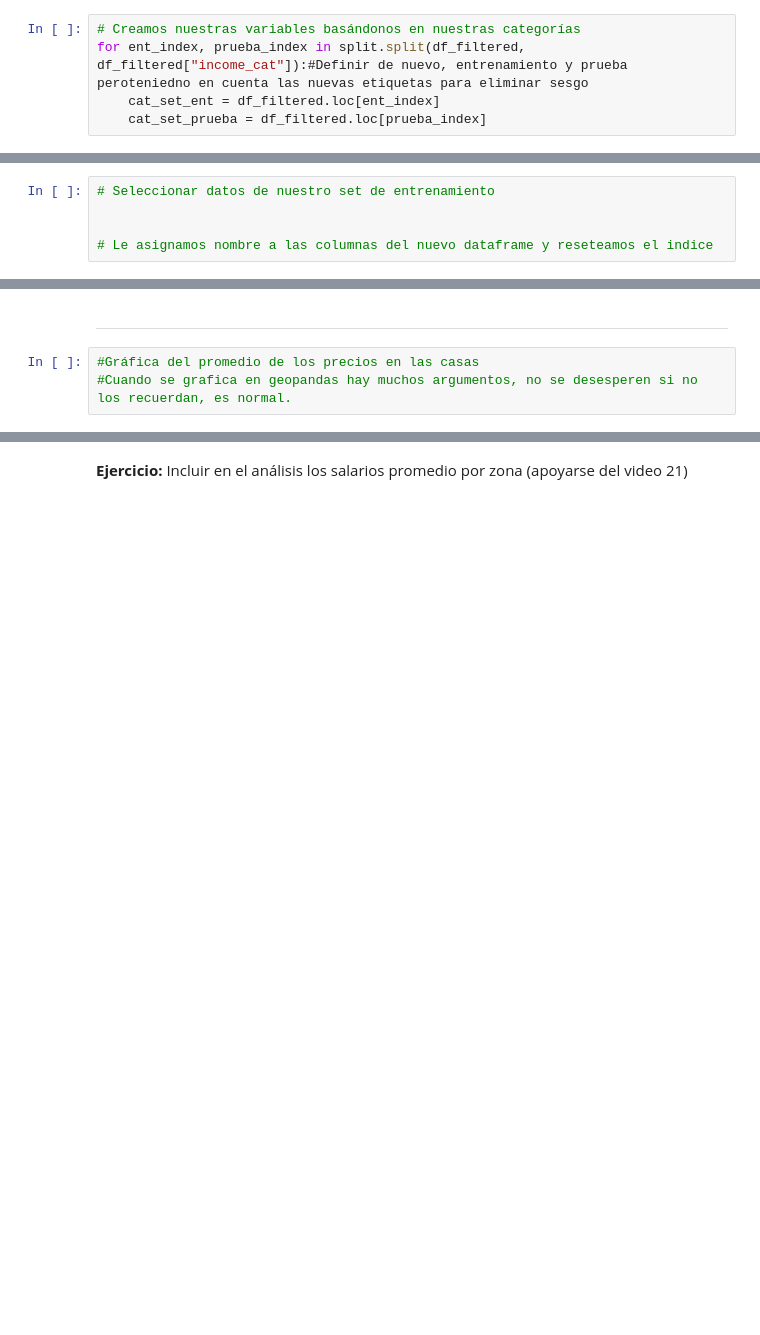
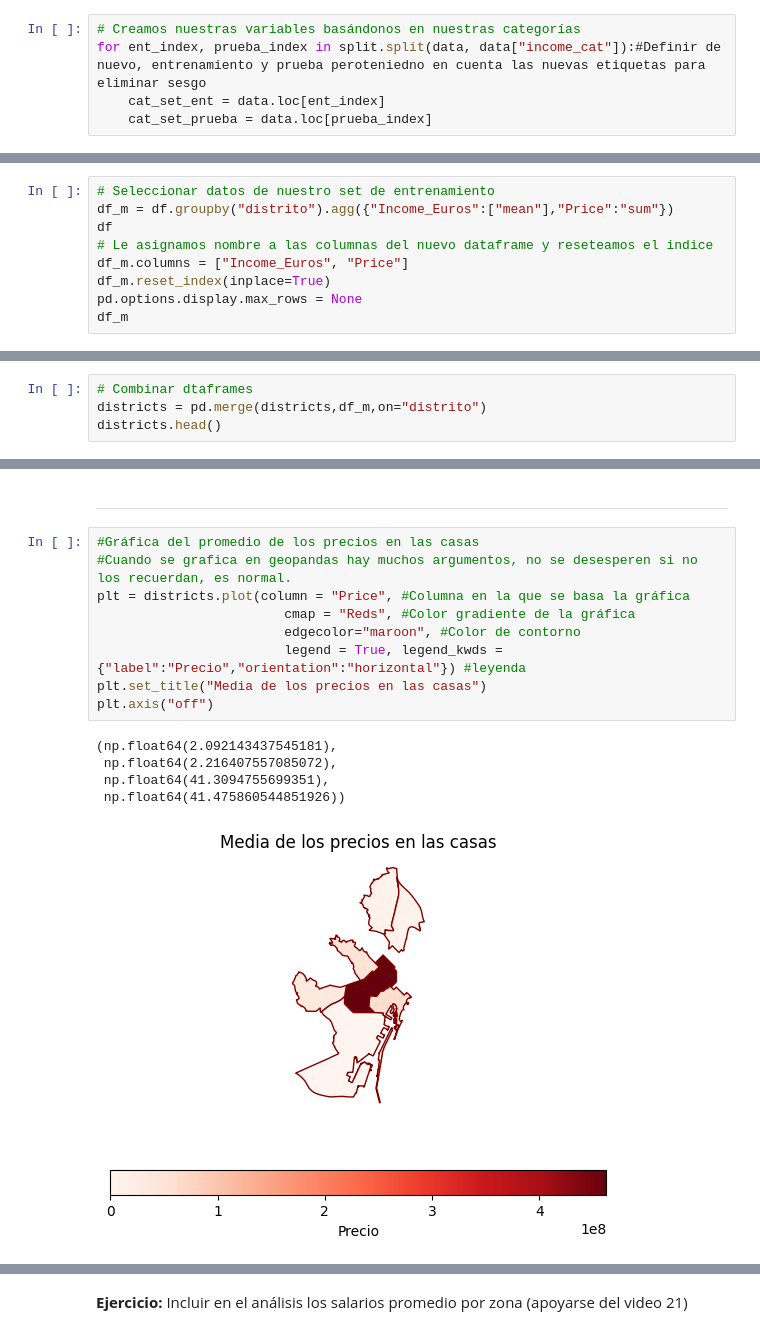
Before and after one commit to abrahajam/BIG-DATA-E-IA, a Jupyter notebook: ejercicio 1 de diciembre/ML1 (1).ipynb, the cells around one changed output, grey strips where cells are left out. Cells and saved outputs as stored; diff of their text form; blank space fills up the shorter version.

```diff
--- a/ejercicio 1 de diciembre/ML1 (1).ipynb
+++ b/ejercicio 1 de diciembre/ML1 (1).ipynb
@@ -184,8 +585,8 @@ df_filtered = df_filtered.reset_index(drop=True)
 # %%
 # Creamos nuestras variables basándonos en nuestras categorías
-for ent_index, prueba_index in split.split(df_filtered, df_filtered["income_cat"]):#Definir de nuevo, entrenamiento y prueba peroteniedno en cuenta las nuevas etiquetas para eliminar sesgo
-    cat_set_ent = df_filtered.loc[ent_index]
-    cat_set_prueba = df_filtered.loc[prueba_index]
+for ent_index, prueba_index in split.split(data, data["income_cat"]):#Definir de nuevo, entrenamiento y prueba peroteniedno en cuenta las nuevas etiquetas para eliminar sesgo
+    cat_set_ent = data.loc[ent_index]
+    cat_set_prueba = data.loc[prueba_index]
 # %%
 # Comprobación. Ya en porcentaje
 cat_set_prueba["income_cat"].value_counts()/len(cat_set_prueba)
@@ -271,6 +742,10 @@ plt.show()
 ***
 # %%
 # Seleccionar datos de nuestro set de entrenamiento
-
-
+df_m = df.groupby("distrito").agg({"Income_Euros":["mean"],"Price":"sum"})
+df
 # Le asignamos nombre a las columnas del nuevo dataframe y reseteamos el indice
+df_m.columns = ["Income_Euros", "Price"]
+df_m.reset_index(inplace=True)
+pd.options.display.max_rows = None
+df_m
@@ -278,0 +764,4 @@ plt.show()
+# %%
+# Combinar dtaframes
+districts = pd.merge(districts,df_m,on="distrito")
+districts.head()
@@ -281,3 +777,15 @@ plt.show()
 # %%
 #Gráfica del promedio de los precios en las casas
 #Cuando se grafica en geopandas hay muchos argumentos, no se desesperen si no los recuerdan, es normal.
+plt = districts.plot(column = "Price", #Columna en la que se basa la gráfica
+                        cmap = "Reds", #Color gradiente de la gráfica
+                        edgecolor="maroon", #Color de contorno
+                        legend = True, legend_kwds ={"label":"Precio","orientation":"horizontal"}) #leyenda
+plt.set_title("Media de los precios en las casas")
+plt.axis("off")
+# %% [output]
+(np.float64(2.092143437545181),
+ np.float64(2.216407557085072),
+ np.float64(41.3094755699351),
+ np.float64(41.475860544851926))
+[figure, added]
```
Also changed, not shown: parts of 51 cells of this notebook, 1 other file.
